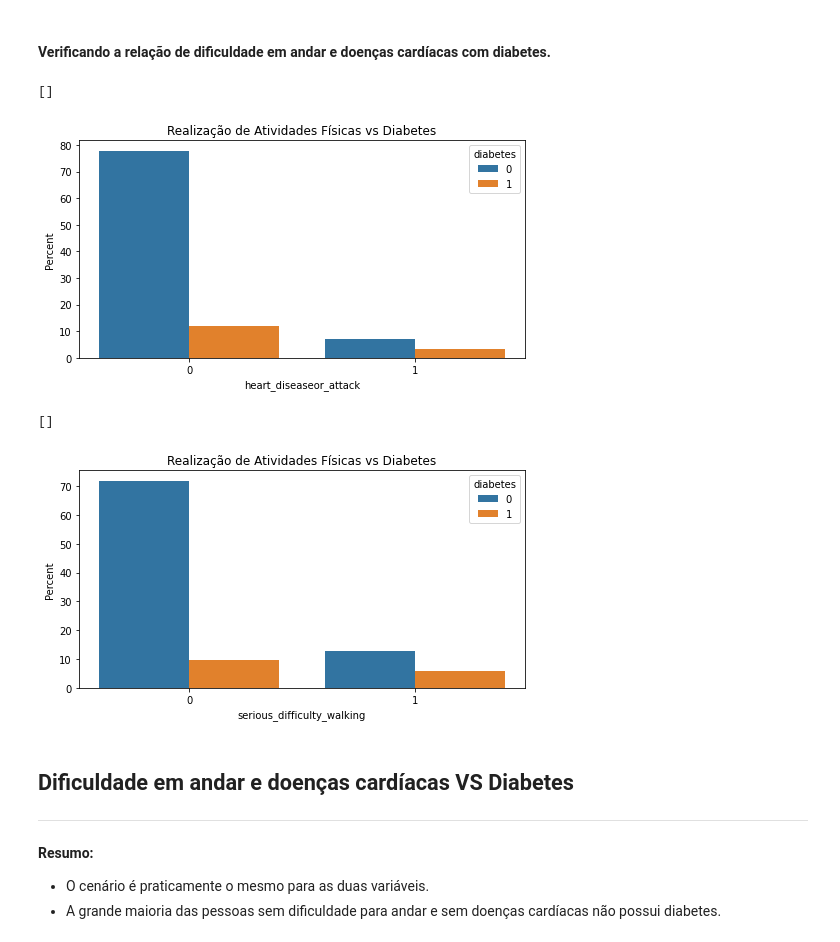
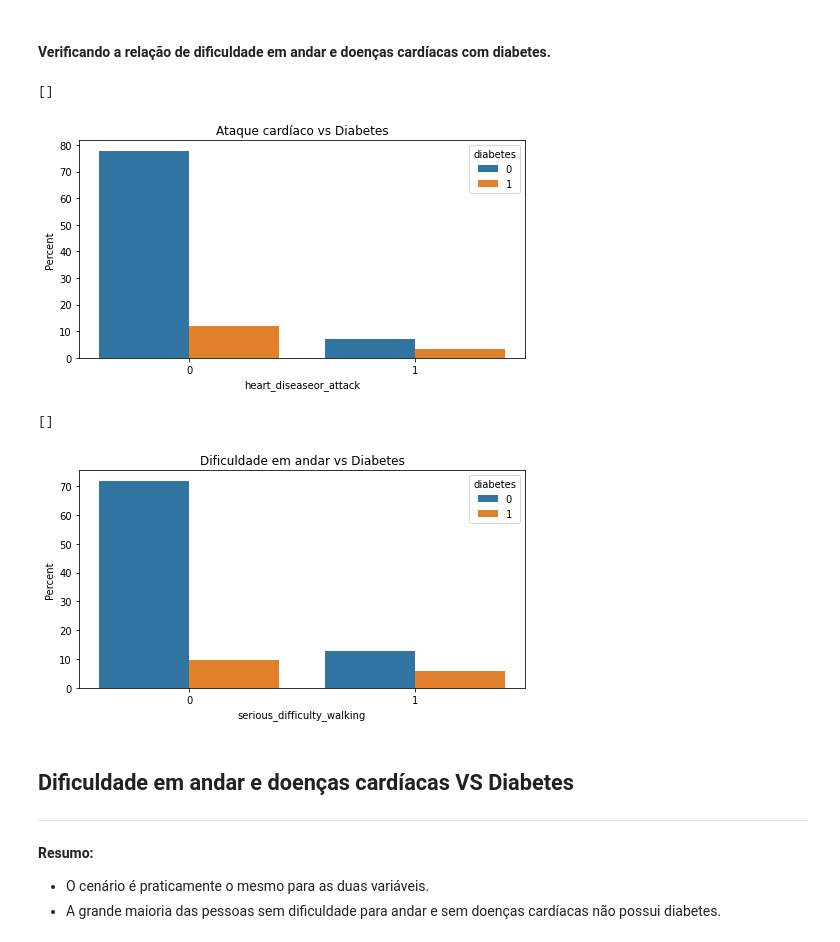
Before and after one commit to Joaquim-Santos/Analysis-of-Diabetes-Risk-Factors, a Jupyter notebook: notebooks/analise_exploratoria.ipynb, the cells around one changed output. Drawn from its saved outputs; the diff is of its cells as text; code cells hidden in the pictures.

```diff
--- a/notebooks/analise_exploratoria.ipynb
+++ b/notebooks/analise_exploratoria.ipynb
@@ -589,25 +589,25 @@ plt.plot()
 # %%
 fig = plt.figure(figsize=(8,4),)
 ax = sns.barplot(x="heart_diseaseor_attack", y="physical_activity_in_past_30_days", hue="diabetes",
                  data=df_diabetes_indcators,
                  estimator=lambda x: len(x) / len(df_diabetes_indcators) * 100)
 ax.set(ylabel="Percent")
-plt.title('Realização de Atividades Físicas vs Diabetes')
+plt.title('Ataque cardíaco vs Diabetes')
 plt.plot()
 # %% [output]
 []
-[figure, old version]
+[figure, new version]
 # %%
 fig = plt.figure(figsize=(8,4),)
 ax = sns.barplot(x="serious_difficulty_walking", y="physical_activity_in_past_30_days", hue="diabetes",
                  data=df_diabetes_indcators,
                  estimator=lambda x: len(x) / len(df_diabetes_indcators) * 100)
 ax.set(ylabel="Percent")
-plt.title('Realização de Atividades Físicas vs Diabetes')
+plt.title('Dificuldade em andar vs Diabetes')
 plt.plot()
 # %% [output]
 []
-[figure, old version]
+[figure, new version]
 # %% [markdown]
 ##  Dificuldade em andar e doenças cardíacas VS Diabetes
 ***
```
Also changed, not shown: parts of 3 cells of this notebook, 7 other files.
